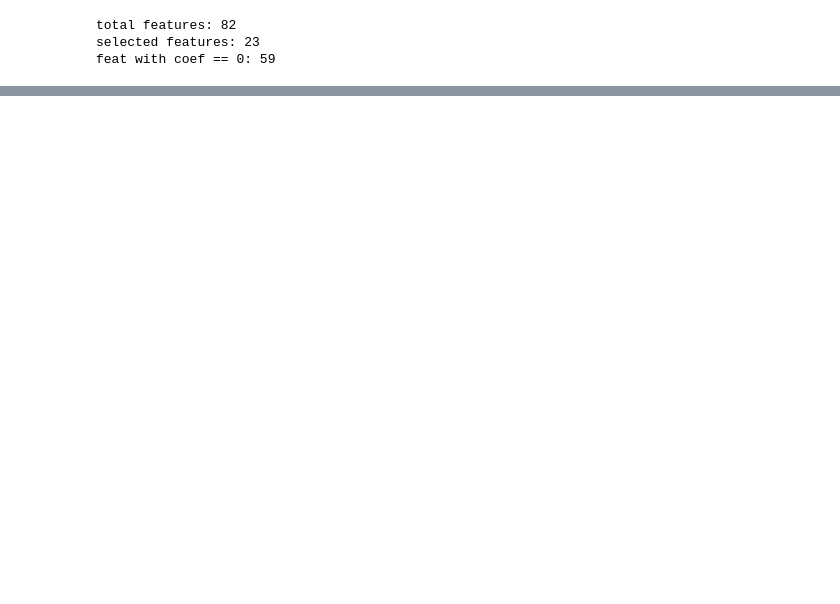
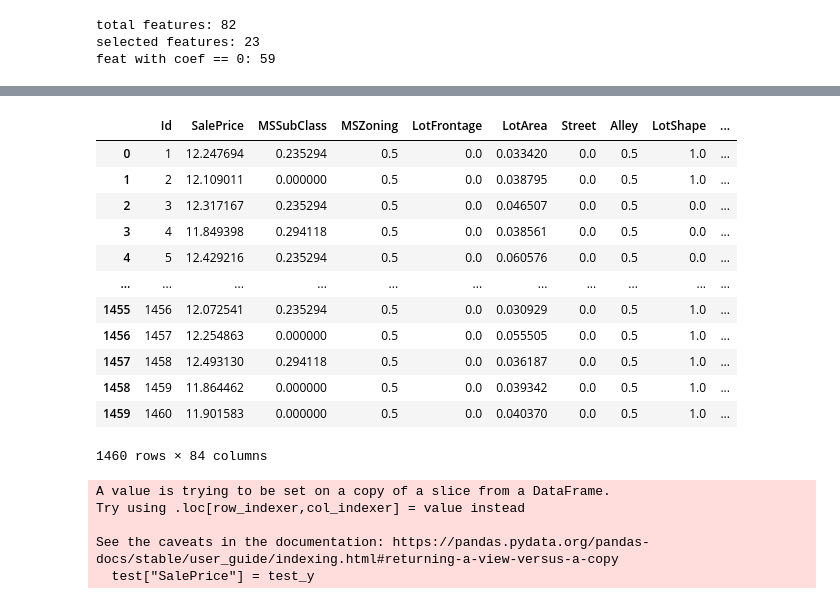
Before and after one commit to mikemoore26/house_Prediction, a Jupyter notebook: housing_feature_selection.ipynb, the cells around one changed output, grey strips where cells are left out. Drawn from its saved outputs; the diff is of its cells as text; code cells hidden in the pictures; blank space fills up the shorter version.

```diff
--- a/housing_feature_selection.ipynb
+++ b/housing_feature_selection.ipynb
@@ -123,0 +134,16 @@ plt.show()
+# %%
+test
+# %% [output]
+|  | Id | SalePrice | MSSubClass | MSZoning | LotFrontage | LotArea | Street | Alley | LotShape | ... |
+| 0 | 1 | 12.247694 | 0.235294 | 0.5 | 0.0 | 0.033420 | 0.0 | 0.5 | 1.0 | ... |
+| 1 | 2 | 12.109011 | 0.000000 | 0.5 | 0.0 | 0.038795 | 0.0 | 0.5 | 1.0 | ... |
+| 2 | 3 | 12.317167 | 0.235294 | 0.5 | 0.0 | 0.046507 | 0.0 | 0.5 | 0.0 | ... |
+| 3 | 4 | 11.849398 | 0.294118 | 0.5 | 0.0 | 0.038561 | 0.0 | 0.5 | 0.0 | ... |
+| 4 | 5 | 12.429216 | 0.235294 | 0.5 | 0.0 | 0.060576 | 0.0 | 0.5 | 0.0 | ... |
+| ... | ... | ... | ... | ... | ... | ... | ... | ... | ... | ... |
+| 1455 | 1456 | 12.072541 | 0.235294 | 0.5 | 0.0 | 0.030929 | 0.0 | 0.5 | 1.0 | ... |
+| 1456 | 1457 | 12.254863 | 0.000000 | 0.5 | 0.0 | 0.055505 | 0.0 | 0.5 | 1.0 | ... |
+| 1457 | 1458 | 12.493130 | 0.294118 | 0.5 | 0.0 | 0.036187 | 0.0 | 0.5 | 1.0 | ... |
+| 1458 | 1459 | 11.864462 | 0.000000 | 0.5 | 0.0 | 0.039342 | 0.0 | 0.5 | 1.0 | ... |
+| 1459 | 1460 | 11.901583 | 0.000000 | 0.5 | 0.0 | 0.040370 | 0.0 | 0.5 | 1.0 | ... |
+1460 rows × 84 columns
@@ -123,0 +152,9 @@ plt.show()
+# %%
+test = test[selected_feat]
+test["SalePrice"] = test_y
+# %% [output]
+A value is trying to be set on a copy of a slice from a DataFrame.
+Try using .loc[row_indexer,col_indexer] = value instead
+
+See the caveats in the documentation: https://pandas.pydata.org/pandas-docs/stable/user_guide/indexing.html#returning-a-view-versus-a-copy
+  test["SalePrice"] = test_y
```
Also changed, not shown: parts of 16 cells of this notebook, 6 other files.
